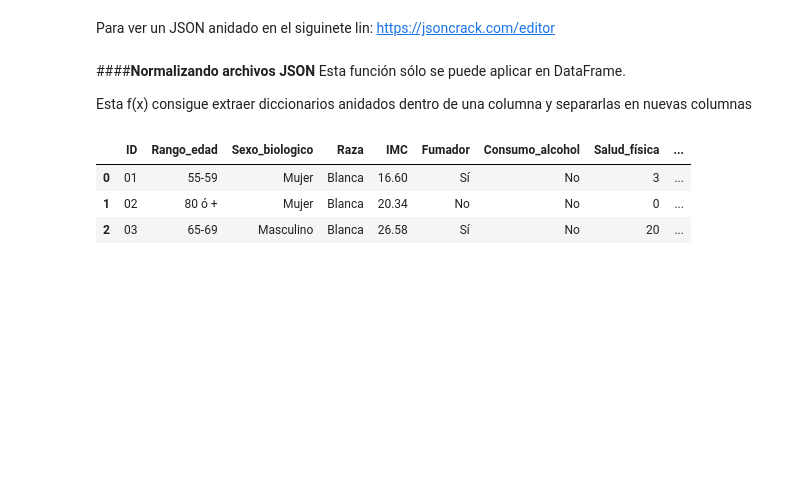
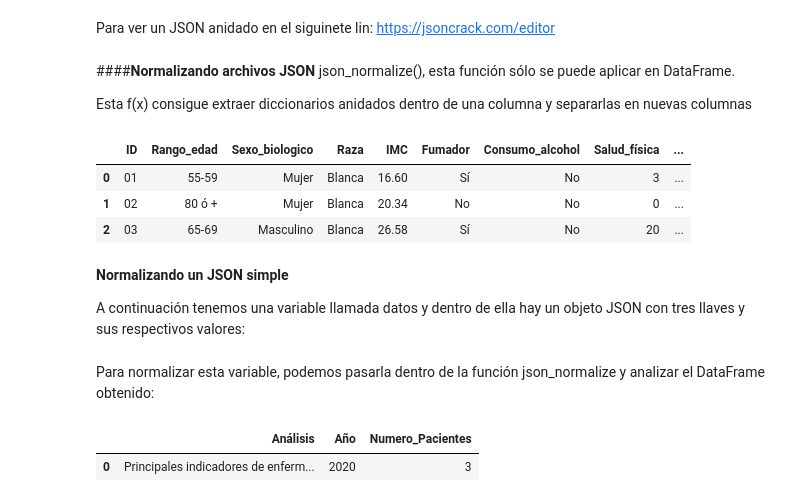
Before and after one commit to Nataliahfk/Data_science_Pandas, a Jupyter notebook: archivos_JSON.ipynb, the cells around one changed output. Drawn from its saved outputs; the diff is of its cells as text; code cells hidden in the pictures; blank space fills up the shorter version.

```diff
--- a/archivos_JSON.ipynb
+++ b/archivos_JSON.ipynb
@@ -56,7 +56,7 @@ datos_pacientes2.shape # 3 filas y 3 columnas
 Para ver un JSON anidado en el siguinete lin: https://jsoncrack.com/editor
 # %% [markdown]
 ####**Normalizando archivos JSON**
-Esta función sólo se puede aplicar en DataFrame.
+ json_normalize(), esta función sólo se puede aplicar en DataFrame.
 
 Esta f(x) consigue extraer diccionarios anidados dentro de una columna y separarlas en nuevas columnas
 # %%
@@ -67,3 +67,17 @@ df_normalizado
 | 0 | 01 | 55-59 | Mujer | Blanca | 16.60 | Sí | No | 3 | ... |
 | 1 | 02 | 80 ó + | Mujer | Blanca | 20.34 | No | No | 0 | ... |
 | 2 | 03 | 65-69 | Masculino | Blanca | 26.58 | Sí | No | 20 | ... |
+# %% [markdown]
+**Normalizando un JSON simple**
+
+A continuación tenemos una variable llamada datos y dentro de ella hay un objeto JSON con tres llaves y sus respectivos valores:
+# %%
+datos = {'Análisis': 'Principales indicadores de enfermedad cardíaca', 'Año': 2020, 'Numero_Pacientes':3}
+# %% [markdown]
+Para normalizar esta variable, podemos pasarla dentro de la función json_normalize y analizar el DataFrame obtenido:
+# %%
+df = pd.json_normalize(datos)
+df
+# %% [output]
+|  | Análisis | Año | Numero_Pacientes |
+| 0 | Principales indicadores de enferm... | 2020 | 3 |
```
Also changed, not shown: parts of 23 cells of this notebook.
